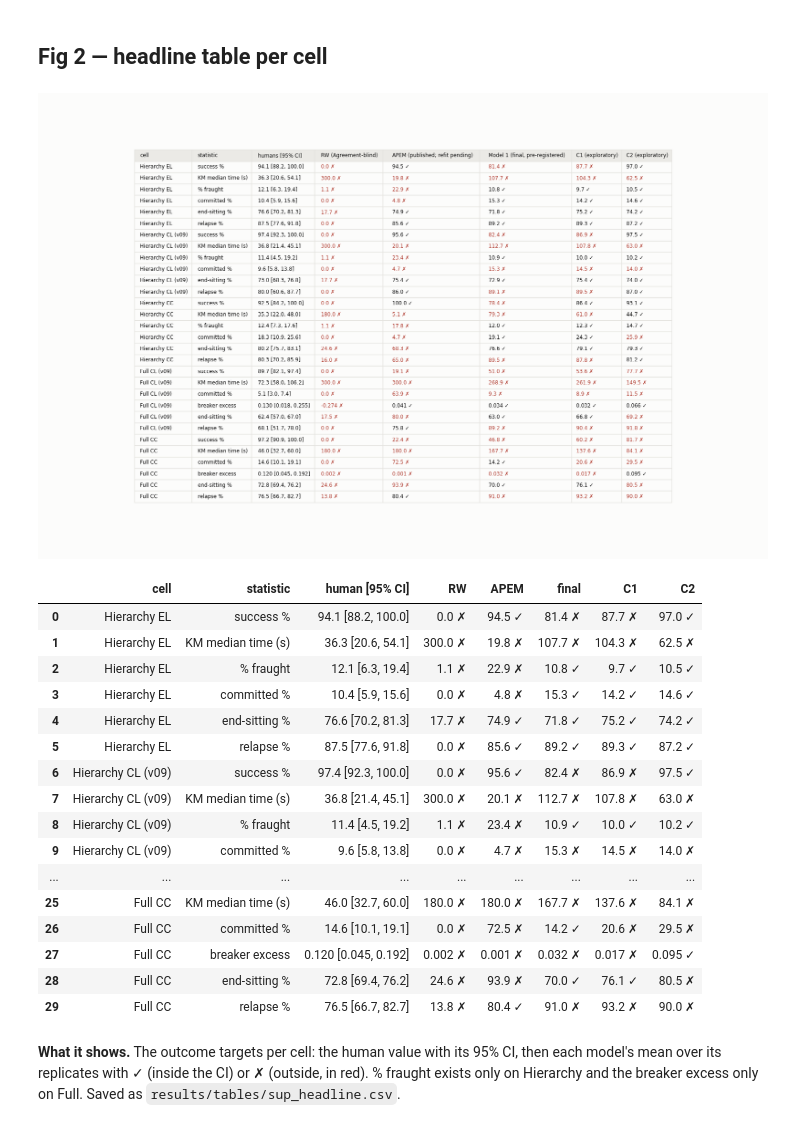
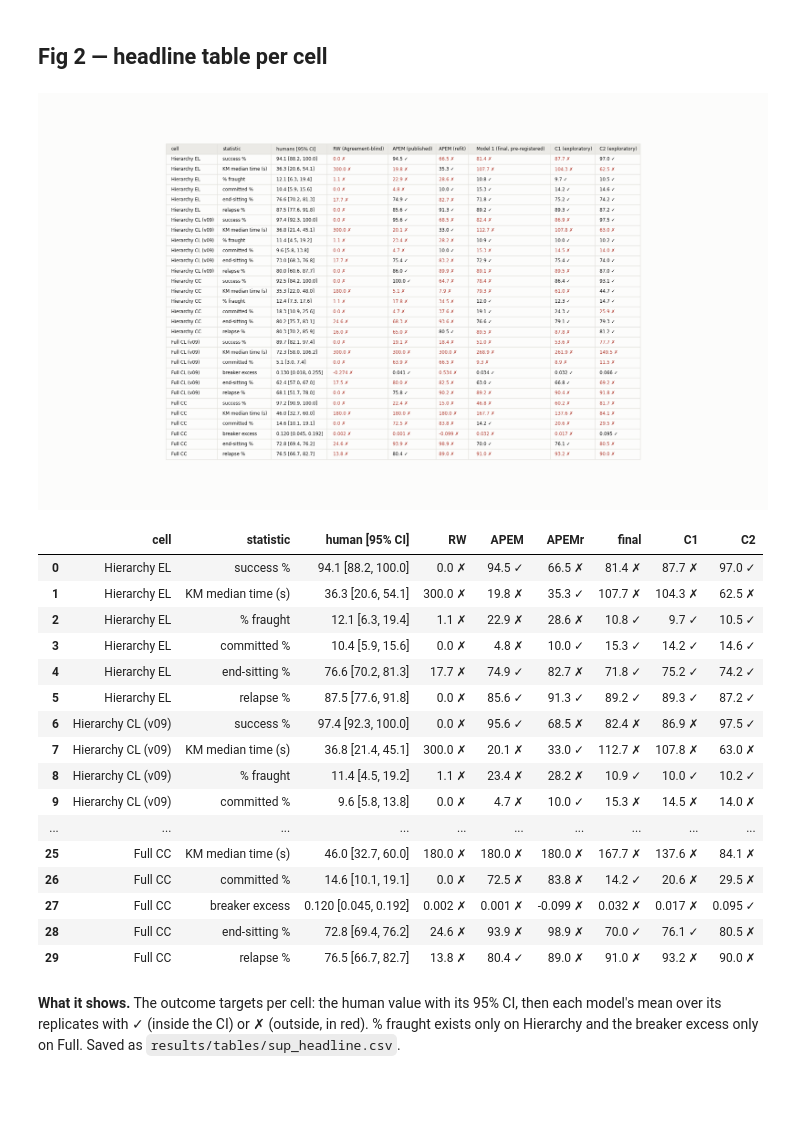
Before and after one commit to Aalokeparno/slider_game, a Jupyter notebook: notebooks/path1/supervisor_compare.ipynb, the cells around one changed output. Cells and saved outputs as stored; diff of their text form; code cells hidden in the pictures; blank space fills up the shorter version.

```diff
--- a/notebooks/path1/supervisor_compare.ipynb
+++ b/notebooks/path1/supervisor_compare.ipynb
@@ -91,12 +98,12 @@ pd.set_option("display.width", 250)
 pd.set_option("display.max_columns", 40)
 pd.set_option("display.max_rows", 300)
 
-MODELS = ["RW", "APEM", "final", "C1", "C2"]
-LABEL = {"humans": "humans", "RW": "RW (Agreement-blind)", "APEM": "APEM (published; refit pending)",
+MODELS = ["RW", "APEM", "APEMr", "final", "C1", "C2"]
+LABEL = {"humans": "humans", "RW": "RW (Agreement-blind)", "APEM": "APEM (published)", "APEMr": "APEM (refit)",
          "final": "Model 1 (final, pre-registered)", "C1": "C1 (exploratory)", "C2": "C2 (exploratory)"}
 SURFACE, INK, INK_2, GRID, BAND = "#fcfcfb", "#0b0b0b", "#52514e", "#e4e3df", "#ebeae6"
-COL = {"humans": INK, "RW": "#9a9993", "APEM": "#eb6834", "final": "#2a78d6", "C1": "#1baf7a", "C2": "#8a5a00"}
-MARK = {"humans": "s", "RW": "x", "APEM": "^", "final": "o", "C1": "D", "C2": "v"}
+COL = {"humans": INK, "RW": "#9a9993", "APEM": "#eb6834", "APEMr": "#9b3fb5", "final": "#2a78d6", "C1": "#1baf7a", "C2": "#8a5a00"}
+MARK = {"humans": "s", "RW": "x", "APEM": "^", "APEMr": "P", "final": "o", "C1": "D", "C2": "v"}
 BRANCH = {"Apex": (0.8, 0, 0), "Left Branch": (0.5, 0.5, 0), "Right Branch": (0.5, 0, 0.5)}   # runapem.m colours
 SIENNA = (160 / 256, 82 / 256, 45 / 256)
 CELLS = V.CELLS
@@ -119,14 +126,18 @@ r3, t3 = in_scope(*design.load("L3"))
 r5, t5 = in_scope(*design.load("L5"))
 if5 = np.where(t5["dataset"] == "CC", "cc", "lab_v09")
 hum = sup.collect(r3, t3, r5, t5, if5)
-sim = {m: pickle.load(open(sup.traj_path(m), "rb")) for m in MODELS}
+sim = {m: pickle.load(open(sup.traj_path(m), "rb")) for m in MODELS if sup.traj_path(m).exists()}
+TM = [m for m in MODELS if m in sim]                  # models with trajectory runs (Figs 5-9)
+PENDING = [m for m in MODELS if m not in sim]         # APEM (refit): runs not made yet
+NOTE = "; ".join(f"{LABEL[m]}: pending (runs not made yet)" for m in PENDING)
+print("trajectory runs:", TM, "| pending:", PENDING)
 ext = {m: pd.read_parquet(sup.ext_path(m)) for m in MODELS if sup.ext_path(m).exists()}
-for m in MODELS:                                  # RW never has all 7 at a wall: give its empty tables the columns
+for m in TM:                                      # RW never has all 7 at a wall: give its empty tables the columns
     for k in ["standoffs", "episodes"]:
         if len(sim[m][k]) == 0:
             sim[m][k] = hum[k].iloc[:0]
-print({m: {k: len(sim[m][k]) for k in ["standoffs", "episodes"]} for m in MODELS})
+print({m: {k: len(sim[m][k]) for k in ["standoffs", "episodes"]} for m in TM})
 pd.DataFrame({"human L3 rounds": hum["km"].groupby(["topology", "dataset"]).size(),
               "human L5 rounds": hum["rounds5"].groupby(["topology", "dataset"]).size(),
-              **{f"{m} rounds (20 reps)": sim[m]["km"].groupby(["topology", "dataset"]).size() for m in MODELS}})
+              **{f"{m} rounds (20 reps)": sim[m]["km"].groupby(["topology", "dataset"]).size() for m in TM}})
 # %% [output]
@@ -150,6 +162,7 @@ reps = {m: pd.read_parquet(sup.reps_path(m)) for m in ["RW", "APEM"]}
 for m in ["final", "C1", "C2"]:
     main, v09 = pd.read_parquet(config.P24_REPS[m]), pd.read_parquet(p24_noOldCL.path(m))
     reps[m] = pd.concat([main[~is_cl(main)], v09[is_cl(v09)]], ignore_index=True)
+reps["APEMr"] = pd.read_parquet(config.TABLES / "p26_reps_stage4.parquet").assign(preset="APEMr")   # P26 stage 4
 reps = {m: reps[m] for m in MODELS}
 chk = pd.concat(pc.build_tables(reps, human, sd_human).values(), ignore_index=True)
 chk = chk[chk["stat"] != pc.SD_STAT].reset_index(drop=True)
@@ -158,6 +171,9 @@ chk["gap"] = (chk["sim_mean"] - chk["value"]) / chk["half_width"]
 again = chk.set_index(["preset"] + pc.KEY).loc[["final", "C2"]]
 ref = noold[noold["stat"] != pc.SD_STAT].set_index(["preset"] + pc.KEY).loc[["final", "C2"]]
 assert np.allclose(again["sim_mean"], ref.loc[again.index, "sim_mean"], equal_nan=True)   # = p24_checks_noOldCL.csv
+p26 = pd.read_csv(config.TABLES / "p26_apem_refit_checks.csv").set_index(pc.KEY)
+mine = chk[chk["preset"] == "APEMr"].set_index(pc.KEY).loc[p26.index]
+assert np.allclose(mine["sim_mean"], p26["sim"], equal_nan=True)        # = p26_apem_refit_checks.csv
 R = chk.groupby("preset")["R"].first().to_dict()
 print("replicates:", R)
 
@@ -231,52 +248,52 @@ for cell in CELLS:
             continue
         r = wide[(wide["target"] == t) & (wide["stat"] == targets.CHECKS[t]) & (wide["topology"] == cell[0]) &
                  (wide["dataset"] == cell[1])].iloc[0]
         small = t == 5
         row = {"cell": cname(cell), "statistic": name,
                "human [95% CI]": f"{fmt(r['human'], small)} [{fmt(r['ci_lo'], small)}, {fmt(r['ci_hi'], small)}]"}
         for m in MODELS:
             row[m] = f"{fmt(r[f'sim_{m}'], small)} {'✓' if r[f'pass_{m}'] else '✗'}"
         rows.append(row)
 headline = pd.DataFrame(rows)
 headline.to_csv(config.TABLES / "sup_headline.csv", index=False)
 
-fig, ax = plt.subplots(figsize=(17, 0.34 * (len(headline) + 2)))
+fig, ax = plt.subplots(figsize=(19, 0.34 * (len(headline) + 2)))
 ax.axis("off")
 cols = ["cell", "statistic", "human [95% CI]"] + MODELS
 tab = ax.table(cellText=headline[cols].to_numpy(), colLabels=["cell", "statistic", "humans [95% CI]"] +
                [LABEL[m] for m in MODELS], loc="center", cellLoc="left", colLoc="left")
 tab.auto_set_font_size(False)
 tab.set_fontsize(8.5)
 tab.scale(1, 1.25)
 for (i, j), c in tab.get_celld().items():
     c.set_edgecolor(GRID)
     c.set_facecolor(BAND if i == 0 else SURFACE)
     if i > 0 and j >= 3:
         c.get_text().set_color(INK if "✓" in c.get_text().get_text() else "#b03a2e")
 tab.auto_set_column_width(list(range(len(cols))))
 fig.tight_layout()
 fig.savefig(fig_path(2), dpi=150, bbox_inches="tight")
 plt.show()
 headline
 # %% [output]
-[figure, old version]
+[figure, new version]
-|  | cell | statistic | human [95% CI] | RW | APEM | final | C1 | C2 |
-| 0 | Hierarchy EL | success % | 94.1 [88.2, 100.0] | 0.0 ✗ | 94.5 ✓ | 81.4 ✗ | 87.7 ✗ | 97.0 ✓ |
-| 1 | Hierarchy EL | KM median time (s) | 36.3 [20.6, 54.1] | 300.0 ✗ | 19.8 ✗ | 107.7 ✗ | 104.3 ✗ | 62.5 ✗ |
-| 2 | Hierarchy EL | % fraught | 12.1 [6.3, 19.4] | 1.1 ✗ | 22.9 ✗ | 10.8 ✓ | 9.7 ✓ | 10.5 ✓ |
-| 3 | Hierarchy EL | committed % | 10.4 [5.9, 15.6] | 0.0 ✗ | 4.8 ✗ | 15.3 ✓ | 14.2 ✓ | 14.6 ✓ |
-| 4 | Hierarchy EL | end-sitting % | 76.6 [70.2, 81.3] | 17.7 ✗ | 74.9 ✓ | 71.8 ✓ | 75.2 ✓ | 74.2 ✓ |
-| 5 | Hierarchy EL | relapse % | 87.5 [77.6, 91.8] | 0.0 ✗ | 85.6 ✓ | 89.2 ✓ | 89.3 ✓ | 87.2 ✓ |
-| 6 | Hierarchy CL (v09) | success % | 97.4 [92.3, 100.0] | 0.0 ✗ | 95.6 ✓ | 82.4 ✗ | 86.9 ✗ | 97.5 ✓ |
-| 7 | Hierarchy CL (v09) | KM median time (s) | 36.8 [21.4, 45.1] | 300.0 ✗ | 20.1 ✗ | 112.7 ✗ | 107.8 ✗ | 63.0 ✗ |
-| 8 | Hierarchy CL (v09) | % fraught | 11.4 [4.5, 19.2] | 1.1 ✗ | 23.4 ✗ | 10.9 ✓ | 10.0 ✓ | 10.2 ✓ |
-| 9 | Hierarchy CL (v09) | committed % | 9.6 [5.8, 13.8] | 0.0 ✗ | 4.7 ✗ | 15.3 ✗ | 14.5 ✗ | 14.0 ✗ |
-| ... | ... | ... | ... | ... | ... | ... | ... | ... |
-| 25 | Full CC | KM median time (s) | 46.0 [32.7, 60.0] | 180.0 ✗ | 180.0 ✗ | 167.7 ✗ | 137.6 ✗ | 84.1 ✗ |
-| 26 | Full CC | committed % | 14.6 [10.1, 19.1] | 0.0 ✗ | 72.5 ✗ | 14.2 ✓ | 20.6 ✗ | 29.5 ✗ |
-| 27 | Full CC | breaker excess | 0.120 [0.045, 0.192] | 0.002 ✗ | 0.001 ✗ | 0.032 ✗ | 0.017 ✗ | 0.095 ✓ |
-| 28 | Full CC | end-sitting % | 72.8 [69.4, 76.2] | 24.6 ✗ | 93.9 ✗ | 70.0 ✓ | 76.1 ✓ | 80.5 ✗ |
-| 29 | Full CC | relapse % | 76.5 [66.7, 82.7] | 13.8 ✗ | 80.4 ✓ | 91.0 ✗ | 93.2 ✗ | 90.0 ✗ |
+|  | cell | statistic | human [95% CI] | RW | APEM | APEMr | final | C1 | C2 |
+| 0 | Hierarchy EL | success % | 94.1 [88.2, 100.0] | 0.0 ✗ | 94.5 ✓ | 66.5 ✗ | 81.4 ✗ | 87.7 ✗ | 97.0 ✓ |
+| 1 | Hierarchy EL | KM median time (s) | 36.3 [20.6, 54.1] | 300.0 ✗ | 19.8 ✗ | 35.3 ✓ | 107.7 ✗ | 104.3 ✗ | 62.5 ✗ |
+| 2 | Hierarchy EL | % fraught | 12.1 [6.3, 19.4] | 1.1 ✗ | 22.9 ✗ | 28.6 ✗ | 10.8 ✓ | 9.7 ✓ | 10.5 ✓ |
+| 3 | Hierarchy EL | committed % | 10.4 [5.9, 15.6] | 0.0 ✗ | 4.8 ✗ | 10.0 ✓ | 15.3 ✓ | 14.2 ✓ | 14.6 ✓ |
+| 4 | Hierarchy EL | end-sitting % | 76.6 [70.2, 81.3] | 17.7 ✗ | 74.9 ✓ | 82.7 ✗ | 71.8 ✓ | 75.2 ✓ | 74.2 ✓ |
+| 5 | Hierarchy EL | relapse % | 87.5 [77.6, 91.8] | 0.0 ✗ | 85.6 ✓ | 91.3 ✓ | 89.2 ✓ | 89.3 ✓ | 87.2 ✓ |
+| 6 | Hierarchy CL (v09) | success % | 97.4 [92.3, 100.0] | 0.0 ✗ | 95.6 ✓ | 68.5 ✗ | 82.4 ✗ | 86.9 ✗ | 97.5 ✓ |
+| 7 | Hierarchy CL (v09) | KM median time (s) | 36.8 [21.4, 45.1] | 300.0 ✗ | 20.1 ✗ | 33.0 ✓ | 112.7 ✗ | 107.8 ✗ | 63.0 ✗ |
+| 8 | Hierarchy CL (v09) | % fraught | 11.4 [4.5, 19.2] | 1.1 ✗ | 23.4 ✗ | 28.2 ✗ | 10.9 ✓ | 10.0 ✓ | 10.2 ✓ |
+| 9 | Hierarchy CL (v09) | committed % | 9.6 [5.8, 13.8] | 0.0 ✗ | 4.7 ✗ | 10.0 ✓ | 15.3 ✗ | 14.5 ✗ | 14.0 ✗ |
+| ... | ... | ... | ... | ... | ... | ... | ... | ... | ... |
+| 25 | Full CC | KM median time (s) | 46.0 [32.7, 60.0] | 180.0 ✗ | 180.0 ✗ | 180.0 ✗ | 167.7 ✗ | 137.6 ✗ | 84.1 ✗ |
+| 26 | Full CC | committed % | 14.6 [10.1, 19.1] | 0.0 ✗ | 72.5 ✗ | 83.8 ✗ | 14.2 ✓ | 20.6 ✗ | 29.5 ✗ |
+| 27 | Full CC | breaker excess | 0.120 [0.045, 0.192] | 0.002 ✗ | 0.001 ✗ | -0.099 ✗ | 0.032 ✗ | 0.017 ✗ | 0.095 ✓ |
+| 28 | Full CC | end-sitting % | 72.8 [69.4, 76.2] | 24.6 ✗ | 93.9 ✗ | 98.9 ✗ | 70.0 ✓ | 76.1 ✓ | 80.5 ✗ |
+| 29 | Full CC | relapse % | 76.5 [66.7, 82.7] | 13.8 ✗ | 80.4 ✓ | 89.0 ✗ | 91.0 ✗ | 93.2 ✗ | 90.0 ✗ |
 # %% [markdown]
 **What it shows.** The outcome targets per cell: the human value with its 95% CI, then each model's mean over its
 replicates with ✓ (inside the CI) or ✗ (outside, in red). % fraught exists only on Hierarchy and the breaker excess only
```
Also changed, not shown: parts of 19 cells of this notebook, 20 other files.
